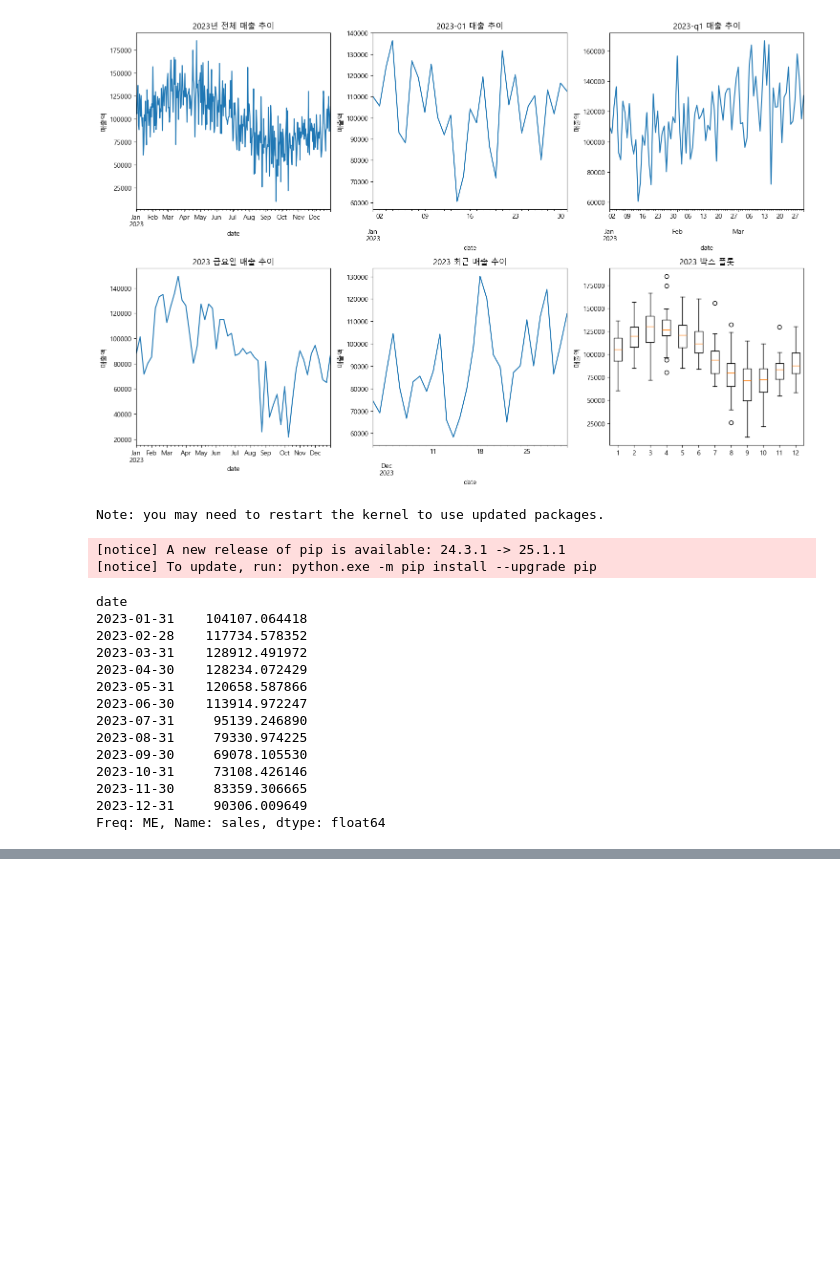
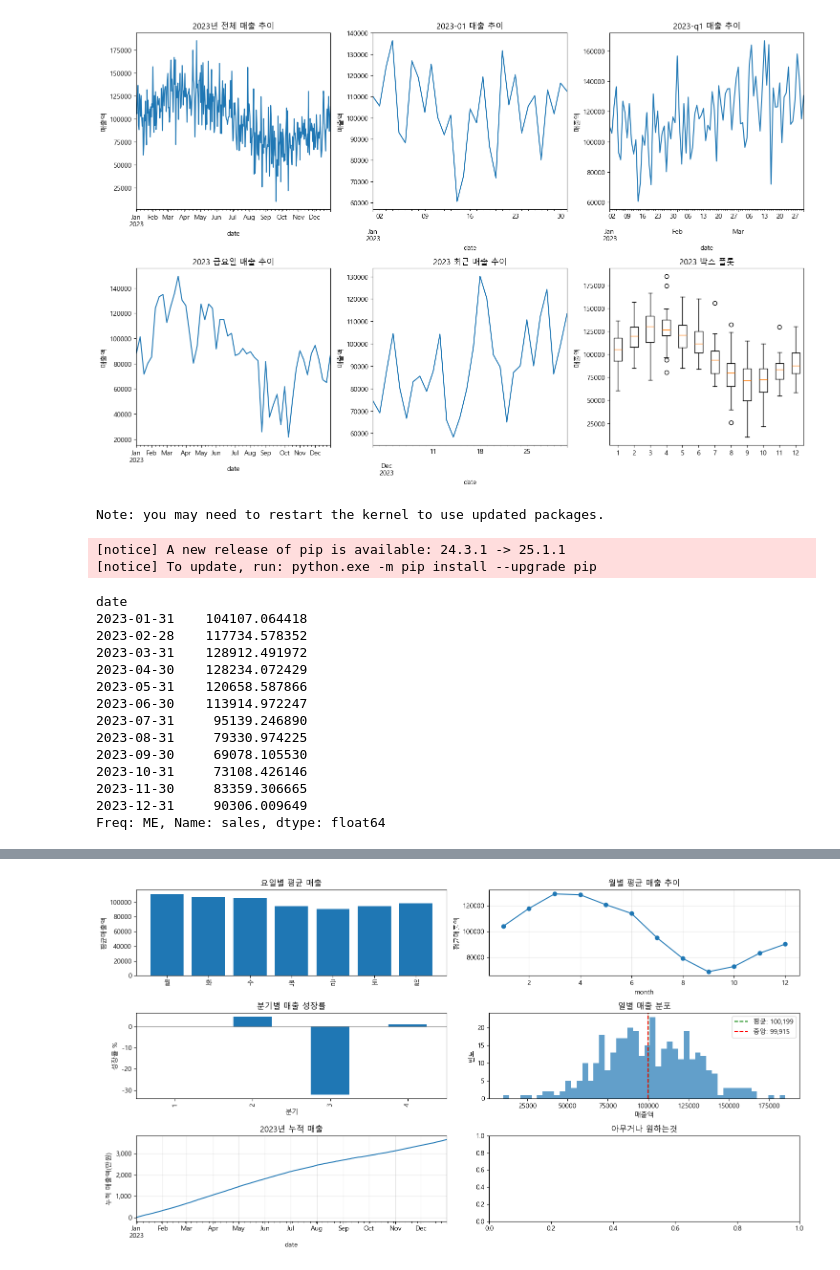
Before and after one commit to documents19/What-I-Learned-Today, a Jupyter notebook: data_analysis/02_pandas3.ipynb, the cells around one changed output, grey strips where cells are left out. Cells and saved outputs as stored; diff of their text form; code cells hidden in the pictures; blank space fills up the shorter version.

```diff
--- a/data_analysis/02_pandas3.ipynb
+++ b/data_analysis/02_pandas3.ipynb
@@ -343,0 +376,86 @@ plt.show()
+# %%
+# 주간 패턴 (요일별 평균 매출)
+plt.figure(figsize=(15, 8))
+
+
+# 주간 패턴
+plt.subplot(3, 2, 1)
+weekday_pattern = daily_sales.groupby('weekday')['sales'].mean()
+plt.bar(range(7), weekday_pattern.values)
+weekday_names = list('월화수목금토일')
+plt.xticks(range(7), weekday_names)
+plt.title('요일별 평균 매출')
+plt.ylabel('평균매출액')
+
+
+# 월별 패턴
+plt.subplot(3, 2, 2)
+monthly_pattern = daily_sales.groupby('month')['sales'].mean()
+# X축 기본 세팅 -> month는 정수라 2 간격 -> xtick을 직접 조정
+monthly_pattern.plot(marker='o')
+plt.xticks(range(1, 13))
+
+'''
+# Resampling 활용하는 방법
+df = daily_sales.resample('M')['sales'].mean()
+df.plot(marker='o')
+'''
+
+plt.title('월별 평균 매출 추이')
+plt.ylabel('평균매출액')
+plt.grid(True, alpha=0.3)
+
+
+# 분기별 성장률 (.pct_change()) - 막대그래프
+plt.subplot(3, 2, 3)
+q_sales = daily_sales.groupby('quarter')['sales'].sum()
+# 각 레코드별 증감률
+q_growth = q_sales.pct_change() * 100
+q_growth.plot(kind='bar')
+plt.title('분기별 매출 성장률')
+plt.xlabel('분기')
+plt.ylabel('성장률 %')
+# 기준점 0점 표시 가로선
+plt.axhline(y=0, color='black', linestyle='-', alpha=0.3)
+
+# 매출 분포 히스토그램 (optional)
+plt.subplot(3, 2, 4)
+plt.title('일별 매출 분포')
+plt.hist(daily_sales['sales'], bins=50, alpha=0.7)  # bins=50 구간 개수
+# 평균 세로선
+sales_avg = daily_sales['sales'].mean()
+plt.axvline(sales_avg, color='green', linestyle='--', label=f'평균: {sales_avg:,.0f}')  # 3자리, + 소수점x
+# 중앙값 세로선
+sales_med = daily_sales['sales'].median()
+plt.axvline(sales_med, color='red', linestyle='--', label=f'중앙: {sales_med:,.0f}')
+plt.xlabel('매출액')
+plt.ylabel('빈도')
+plt.legend()  # 범례표시
+
+
+# 2023 누적 매출 (.cumsum())
+plt.subplot(3, 2, 5)
+# 매출 누적 Series
+daily_sales['cum_sales'] = daily_sales['sales'].cumsum()
+daily_sales['cum_sales'].plot()
+plt.title('2023년 누적 매출')
+plt.ylabel('누적 매출액(만원)')
+# y축 단위(만원) 바꾸기 - 유연
+from matplotlib.ticker import FuncFormatter
+formatter = FuncFormatter(lambda x, pos: f'{x/10000:,.0f}')  # 들어온 숫자를 10000으로 나누고, ','찍고 소수점 없애기
+plt.gca().yaxis.set_major_formatter(formatter)
+plt.grid(True, alpha=0.3)
+
+
+# 자유도
+plt.subplot(3, 2, 6)
+plt.title('아무거나 원하는것')
+
+
+
+
+
+plt.tight_layout()
+plt.show()
+# %% [output]
+[figure, added]
```
Also changed, not shown: parts of 5 cells of this notebook.
